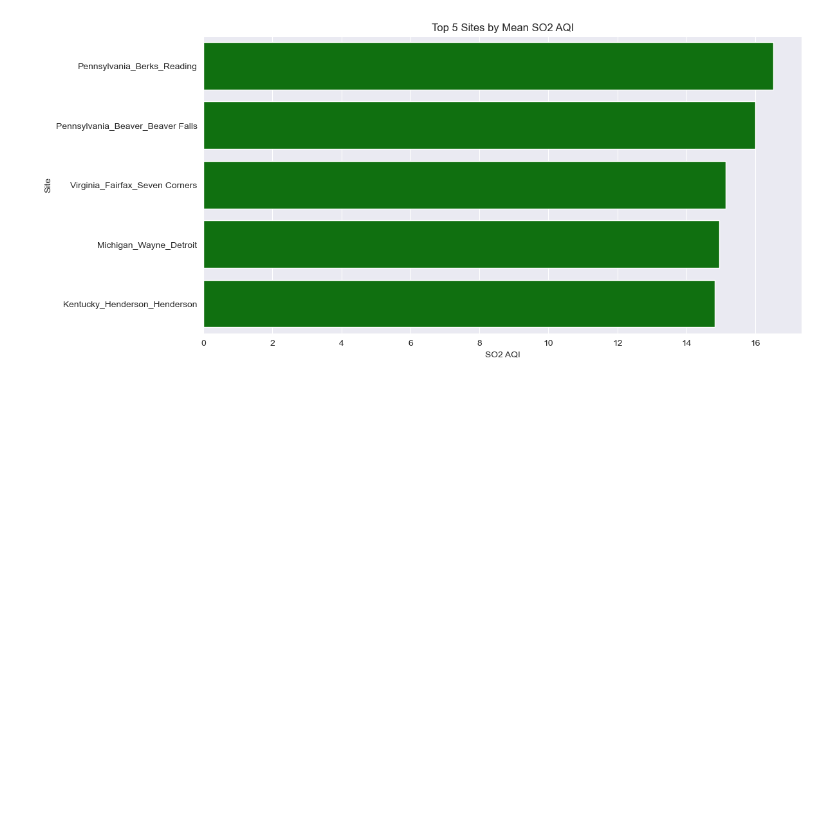
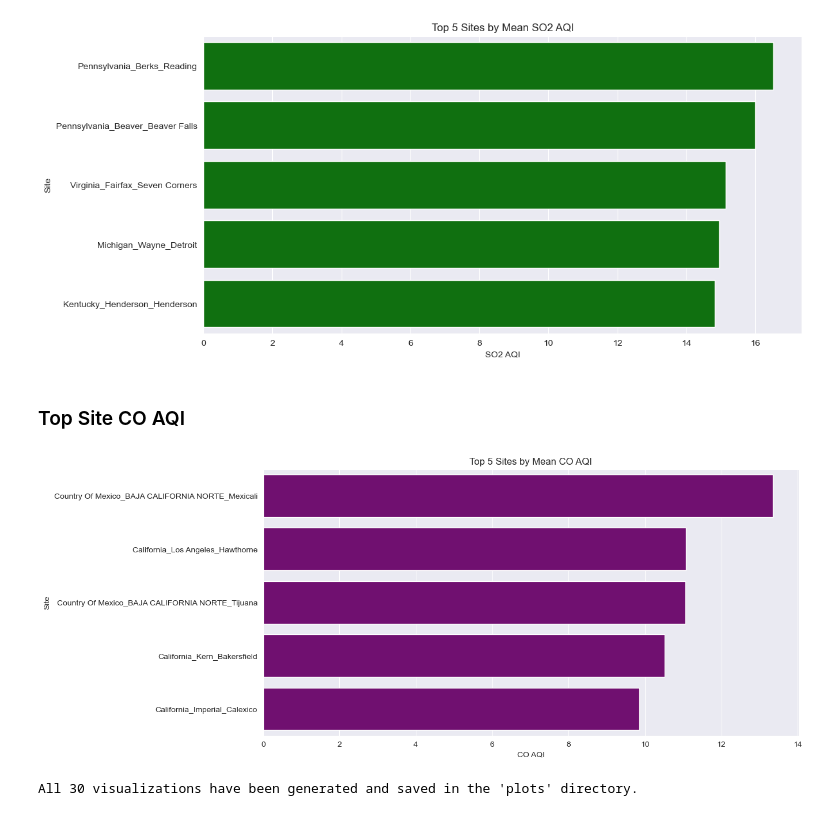
Before and after one commit to aghabidareh/PollutionAnalyzer, a Jupyter notebook: main.ipynb, the cells around one changed output. Drawn from its saved outputs; the diff is of its cells as text; code cells hidden in the pictures; blank space fills up the shorter version.

Commit message:
plot-and-graphs-section-30

```diff
--- a/main.ipynb
+++ b/main.ipynb
@@ -417,3 +417,21 @@ plt.show()
 plt.close()
 # %% [output]
 [figure]
+# %% [markdown]
+### Top Site CO AQI
+# %%
+plt.figure(figsize=(12, 6))
+top_site_co_aqi = df.groupby('State_County_City')['CO AQI'].mean().nlargest(5)
+sns.barplot(x=top_site_co_aqi.values, y=top_site_co_aqi.index, color='purple')
+plt.title('Top 5 Sites by Mean CO AQI')
+plt.xlabel('CO AQI')
+plt.ylabel('Site')
+plt.savefig('plots/top_sites_co_aqi.png')
+plt.show()
+plt.close()
+# %% [output]
+[figure, added]
+# %%
+print("All 30 visualizations have been generated and saved in the 'plots' directory.")
+# %% [output]
+All 30 visualizations have been generated and saved in the 'plots' directory.
```
Also changed, not shown: 1 other file.
